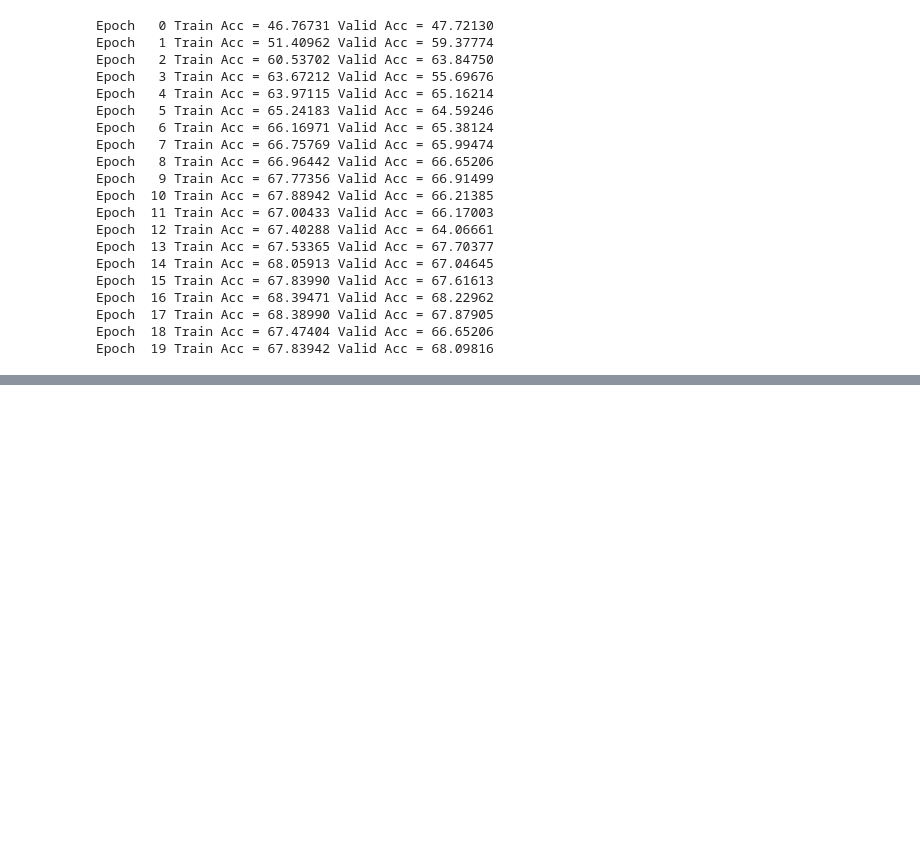
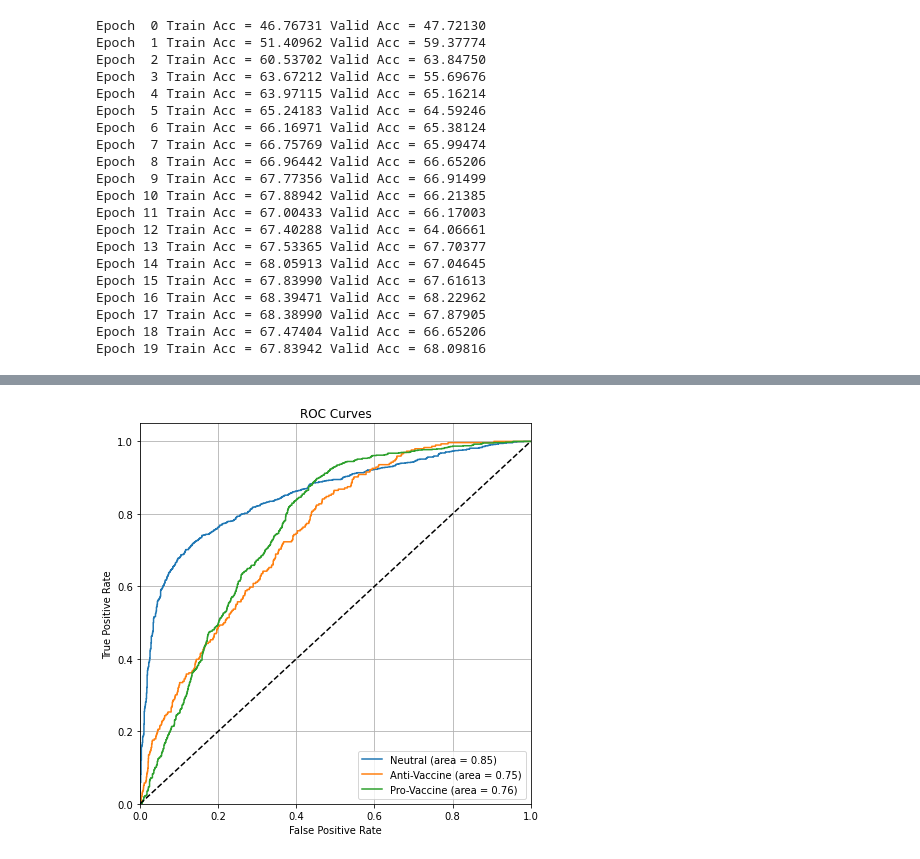
Before and after one commit to pspanoudakis/Machine-Learning-NLP, a Jupyter notebook: project3/test_rnn.ipynb, the cells around one changed output, grey strips where cells are left out. Cells and saved outputs as stored; diff of their text form; code cells hidden in the pictures; blank space fills up the shorter version.

```diff
--- a/project3/test_rnn.ipynb
+++ b/project3/test_rnn.ipynb
@@ -155,0 +259,36 @@ def calculateAccuracy(predictedLabels: Iterable[Number], trueLabels: Iterable[Nu
+# %%
+def createRocCurves(trueLabels: Iterable[int] , predictions: torch.Tensor):
+    labels = np.zeros((len(trueLabels), NUM_CLASSES), dtype=int)
+    for index, label in enumerate(trueLabels):
+        labels[index][label] = 1
+    scores = torch.softmax(predictions, dim = 1).detach().numpy()
+
+    fpr: Dict[int, np.ndarray] = {}
+    tpr: Dict[int, np.ndarray] = {}
+    roc_auc: Dict[int, np.ndarray] = {}
+    for i in range(NUM_CLASSES):
+        fpr[i], tpr[i], _ = roc_curve(labels[:, i], scores[:, i], drop_intermediate=True)
+        roc_auc[i] = auc(fpr[i], tpr[i])
+
+    return fpr, tpr, roc_auc
+
+def plotRocCurves(fpRates: Dict[int, np.ndarray], tpRates: Dict[int, np.ndarray], aucScores: Dict[int, np.ndarray]):
+    plt.figure(figsize=(7,7))
+    plt.grid()
+
+    for i in range(NUM_CLASSES):
+        plt.plot(
+            fpRates[i],
+            tpRates[i],
+            label=f"{CLASS_NAMES[i]} (area = {aucScores[i]:0.2f})"
+        )
+
+    plt.plot([0, 1], [0, 1], "k--")
+    plt.xlim([0.0, 1.0])
+    plt.ylim([0.0, 1.05])
+    plt.xlabel("False Positive Rate")
+    plt.ylabel("True Positive Rate")
+    plt.title("ROC Curves")
+    plt.legend(loc="lower right")
+    plt.show()
+    pass
@@ -302,0 +470,5 @@ Epoch  19 Train Acc = 67.83942 Valid Acc = 68.09816
+# %%
+rocScores = createRocCurves(labels.int(), validOutput)
+plotRocCurves(*rocScores)
+# %% [output]
+[figure, added]
```
Also changed, not shown: parts of 26 cells of this notebook.
